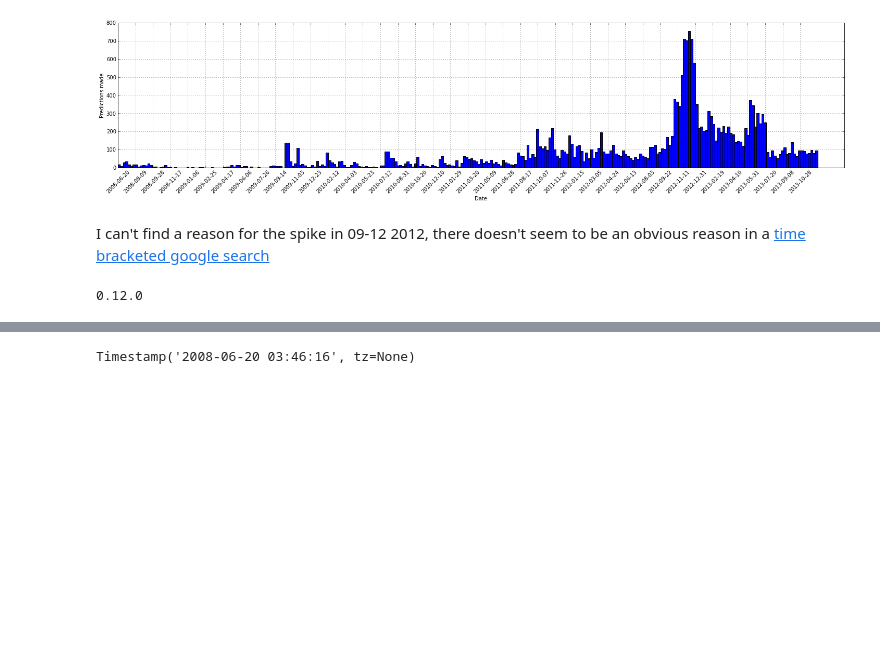
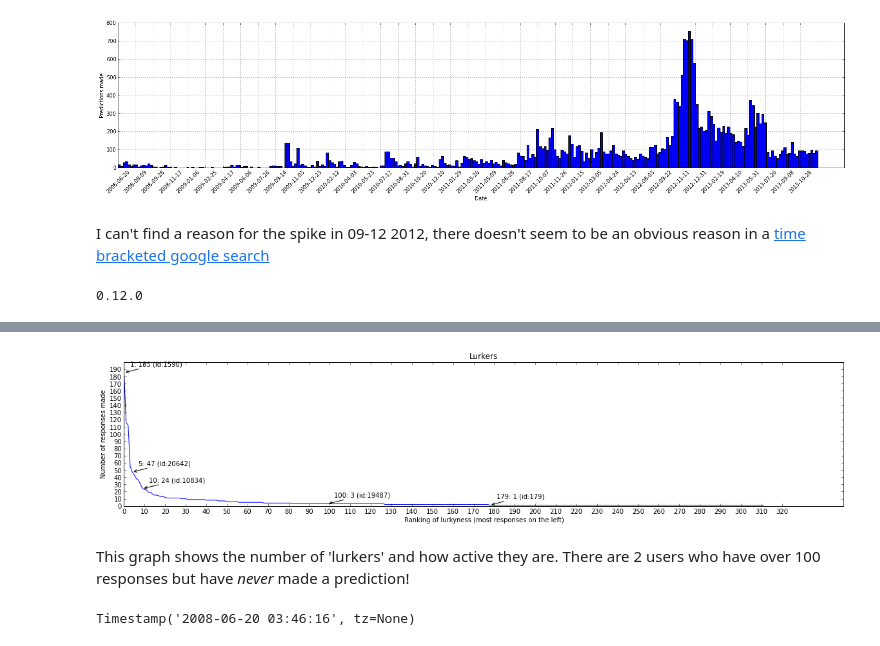
Before and after one commit to notionparallax/GA-DataScience, a Jupyter notebook: Prediction book analysis/PB analysis of users.ipynb, the cells around one changed output, grey strips where cells are left out. Saved outputs shown, nothing was run; the diff lists cells and outputs as text; code cells hidden in the pictures; blank space fills up the shorter version.

```diff
--- a/Prediction book analysis/PB analysis of users.ipynb
+++ b/Prediction book analysis/PB analysis of users.ipynb
@@ -894,3 +956,38 @@ print pd.__version__
+# %%
+fig, ax = plt.subplots(figsize=(20,4), dpi=100)
+ax.plot(lurkers["COUNT(r.user_id)"])
+yticks(range(0,    lurkers["COUNT(r.user_id)"][0]+10,10))
+xticks(range(0,len(lurkers["COUNT(r.user_id)"])  +10,10))
+
+def annotateArrow(theObject, xval, yval, index, isTime=False):
+    theID    = theObject.iloc[index][xval]
+    theValue = theObject[yval][index]
+    annotation = ""
+    if isTime:
+        timeValue = np.timedelta64(np.timedelta64(theValue, "ns"),'D')
+        annotation = "{}: {} (id:{})".format(index+1, str(timeValue),  theID )
+    else:
+        annotation = "{}: {} (id:{})".format(index+1, str(theValue),  theID )
+    pos = (index,  theValue)
+    arrow = dict(arrowstyle='->', shrinkA=0)
+    ax.annotate( annotation , xy=pos,  xytext=(10, 10), ha='left', textcoords='offset points', arrowprops=arrow)
+
+annotateArrow(lurkers, 'r.user_id', "COUNT(r.user_id)", 0)
+annotateArrow(lurkers, 'r.user_id', "COUNT(r.user_id)", 4)
+annotateArrow(lurkers, 'r.user_id', "COUNT(r.user_id)", 9)
+annotateArrow(lurkers, 'r.user_id', "COUNT(r.user_id)", 99)
+last = lurkers["COUNT(r.user_id)"].tolist().index(1)
+annotateArrow(lurkers, 'r.user_id', "COUNT(r.user_id)", last)
+
+plt.xlabel('Ranking of lurkyness (most responses on the left)')
+plt.ylabel('Number of responses made')
+plt.title('Lurkers')
+
+plt.show()
+# %% [output]
+[figure, added]
+# %% [markdown]
+This graph shows the number of 'lurkers' and how active they are. There are 2 users who have over 100 responses but have *never* made a prediction!
 # %%
 earliest_time = queryAsTable("""select p.created_at from  mysql.predictions as p ORDER BY p.created_at LIMIT 1""", maxrows=0)["p.created_at"][0]
 earliest_time
```
Also changed, not shown: parts of 32 cells of this notebook.
